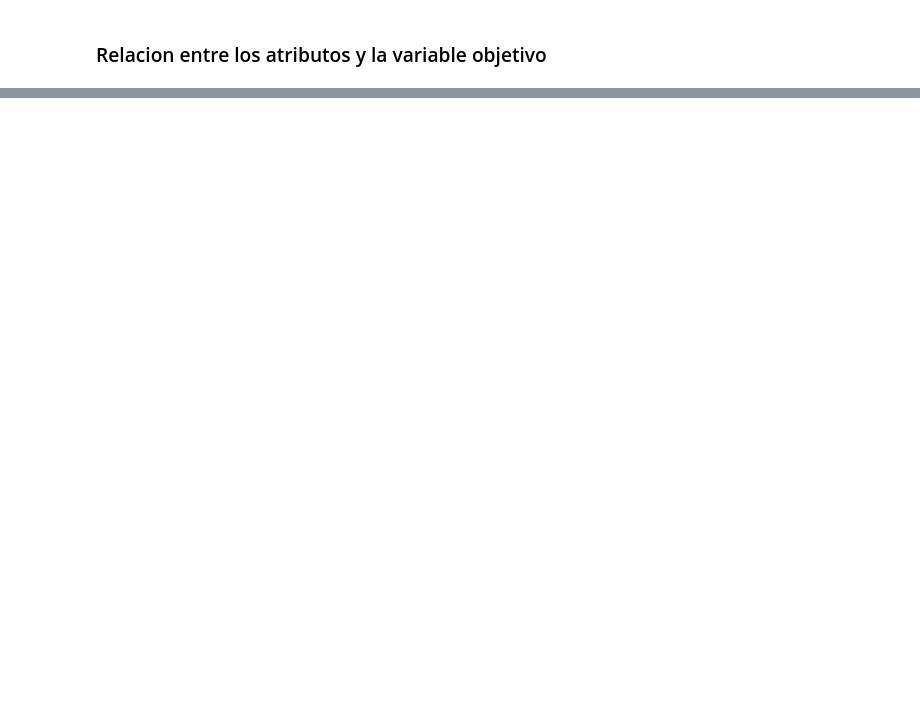
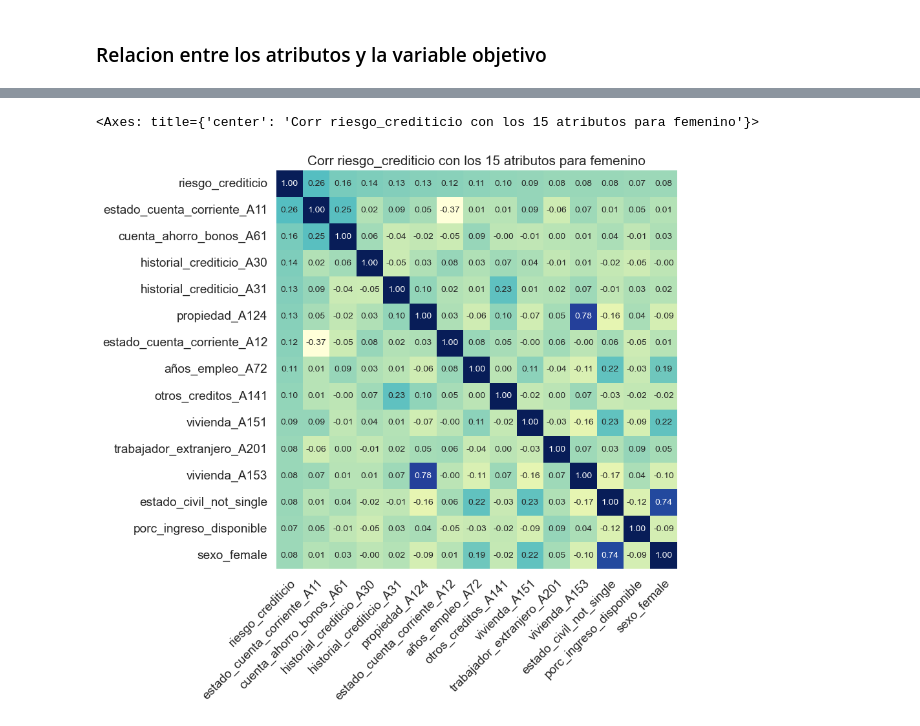
Before and after one commit to ezemartlopez/TP-Integrador-Equidad-en-Aprendizaje-Autom-tico, a Jupyter notebook: 01_Conjunto_datos.ipynb, the cells around one changed output, grey strips where cells are left out. Drawn from its saved outputs; the diff is of its cells as text; code cells hidden in the pictures; blank space fills up the shorter version.

```diff
--- a/01_Conjunto_datos.ipynb
+++ b/01_Conjunto_datos.ipynb
@@ -1275,0 +1264,21 @@ correlation_matrix_plot(features_encoded, features = ['porc_ingreso_disponible',
+# %%
+correlation_matrix_plot(features_encoded, features = ['porc_ingreso_disponible', 'residencia_actual_anios', 'edad',
+       'num_creditos_banco', 'num_personas_a_cargo',
+       'estado_cuenta_corriente_A11', 'estado_cuenta_corriente_A12',
+       'estado_cuenta_corriente_A13', 'estado_cuenta_corriente_A14',
+       'historial_crediticio_A30', 'historial_crediticio_A31',
+       'historial_crediticio_A32', 'historial_crediticio_A33',
+       'historial_crediticio_A34', 'cuenta_ahorro_bonos_A61',
+       'cuenta_ahorro_bonos_A62', 'cuenta_ahorro_bonos_A63',
+       'cuenta_ahorro_bonos_A64', 'cuenta_ahorro_bonos_A65', 'años_empleo_A71',
+       'años_empleo_A72', 'años_empleo_A73', 'años_empleo_A74',
+       'años_empleo_A75', 'propiedad_A121', 'propiedad_A122', 'propiedad_A123',
+       'propiedad_A124', 'otros_creditos_A141', 'otros_creditos_A142',
+       'otros_creditos_A143', 'vivienda_A151', 'vivienda_A152',
+       'vivienda_A153', 'ocupacion_A171', 'ocupacion_A172', 'ocupacion_A173',
+       'ocupacion_A174', 'telefono_A191', 'telefono_A192',
+       'trabajador_extranjero_A201', 'trabajador_extranjero_A202',
+       'estado_civil_not_single', 'estado_civil_single'], fixed_features=['sexo_female'], target_feature='riesgo_crediticio',  size=(8, 8), n_features=15,title='Corr riesgo_crediticio con los 15 atributos para femenino')
+# %% [output]
+<Axes: title={'center': 'Corr riesgo_crediticio con los 15 atributos para femenino'}>
+[figure, added]
```
Also changed, not shown: parts of 35 cells of this notebook.
